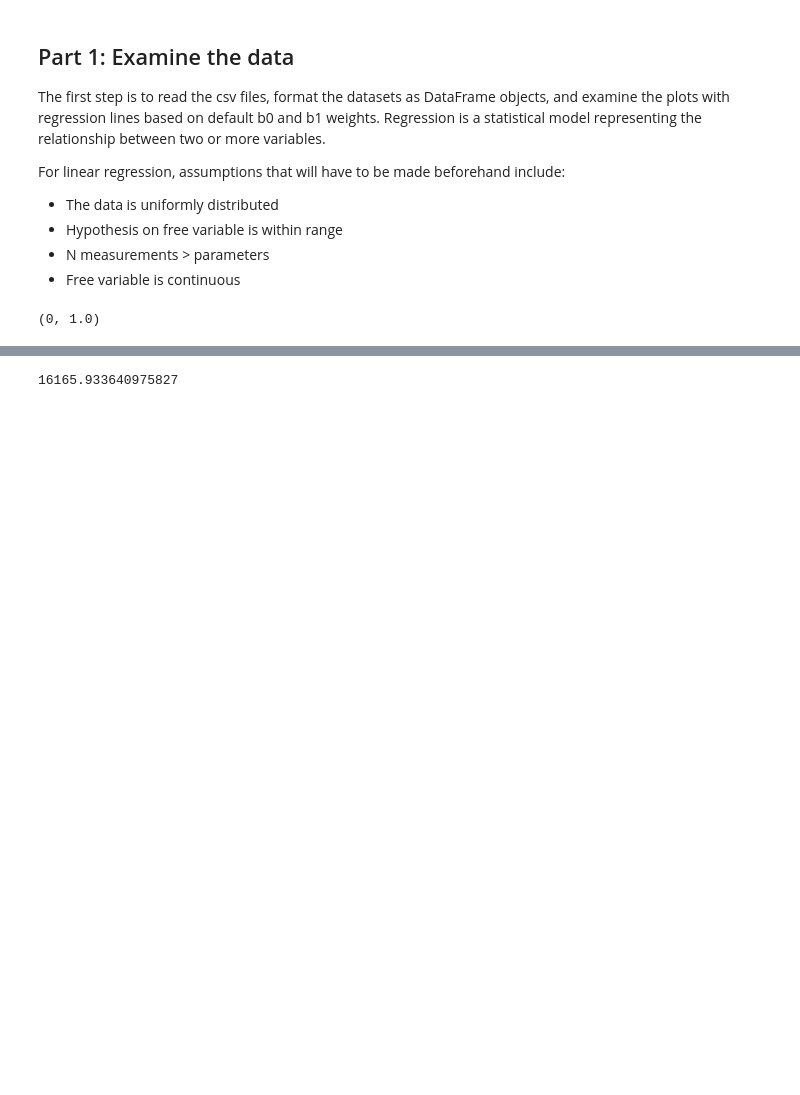
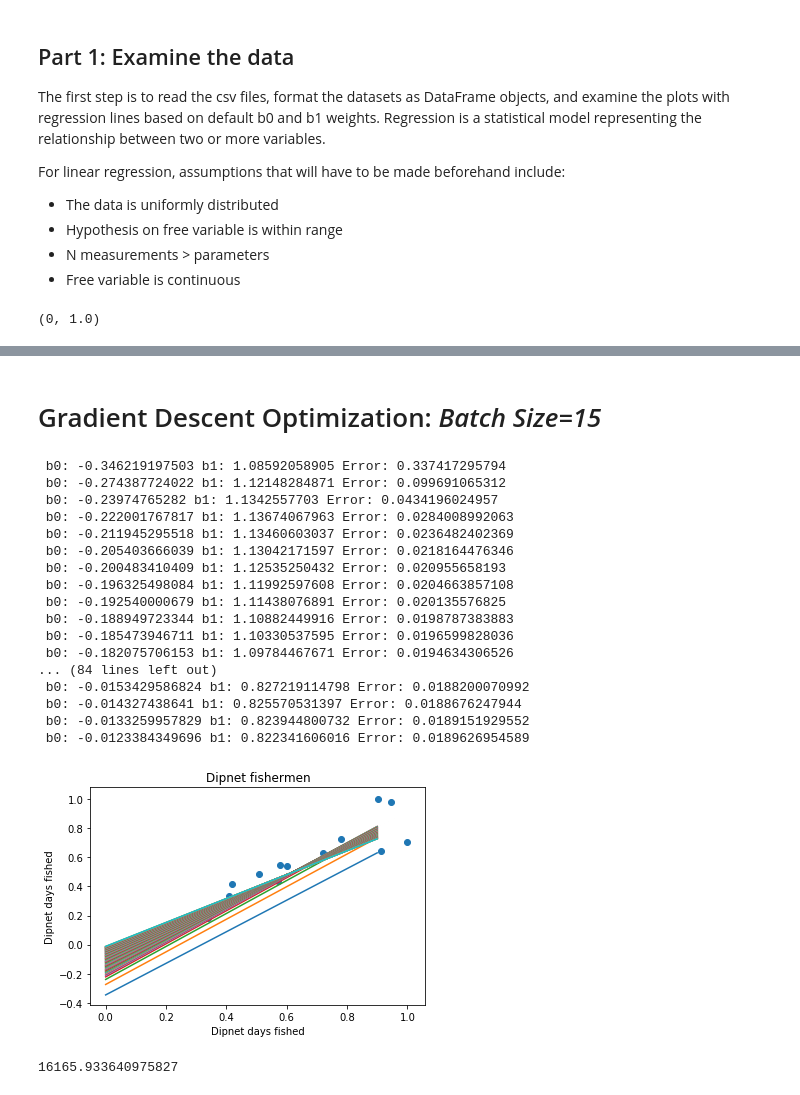
Before and after one commit to NguyenDa18/MachineLearning_HW1, a Jupyter notebook: HW1_pt1_fishery-dip.ipynb, the cells around one changed output, grey strips where cells are left out. Saved outputs shown, nothing was run; the diff lists cells and outputs as text; code cells hidden in the pictures; blank space fills up the shorter version.

```diff
--- a/HW1_pt1_fishery-dip.ipynb
+++ b/HW1_pt1_fishery-dip.ipynb
@@ -184,3 +291,58 @@ plt.show()
+# %% [markdown]
+# Gradient Descent Optimization: *Batch Size=15*
+# %%
+import matplotlib.pyplot as plt
+import random
+
+# init weights
+b1 = 1.0
+b0 = -0.5
+batchSize = 15
+
+learn = 0.4
+
+plt.xlabel('Dipnet days fished')
+plt.ylabel('Dipnet days fished')
+plt.title('Dipnet fishermen')
+plt.scatter(dip_X, dip_Y)
+plt.pause(0.1);
+
+batchSample = takeRandomBatch(len(dip_X), batchSize)
+sample_X = [dip_X[i] for i in sorted(batchSample)]
+sample_Y = [dip_Y[i] for i in sorted(batchSample)]
+
+for i in range(100):
+    ERROR = mse(dip_X, dip_Y, calc_total_Error)
+    b0_temp_error = mse(sample_X, sample_Y, calc_b0_Error)
+    b1_temp_error = mse(sample_X, sample_Y, calc_b1_Error)
+    b0 = adjustWeight(b0, learn, b0_temp_error)
+    b1 = adjustWeight(b1, learn, b1_temp_error)
+    print(" b0: " + str(b0) + " b1: " + str(b1) + " Error: " + str(ERROR))
+    # How to plot the graph
+    X_test = np.arange(0,1,0.1)
+    plt.plot (X_test, b1*X_test + b0)
+    plt.pause(0.1)
+
+plt.show()
+# %% [output]
+ b0: -0.346219197503 b1: 1.08592058905 Error: 0.337417295794
+ b0: -0.274387724022 b1: 1.12148284871 Error: 0.099691065312
+ b0: -0.23974765282 b1: 1.1342557703 Error: 0.0434196024957
+ b0: -0.222001767817 b1: 1.13674067963 Error: 0.0284008992063
+ b0: -0.211945295518 b1: 1.13460603037 Error: 0.0236482402369
+ b0: -0.205403666039 b1: 1.13042171597 Error: 0.0218164476346
+ b0: -0.200483410409 b1: 1.12535250432 Error: 0.020955658193
+ b0: -0.196325498084 b1: 1.11992597608 Error: 0.0204663857108
+ b0: -0.192540000679 b1: 1.11438076891 Error: 0.020135576825
+ b0: -0.188949723344 b1: 1.10882449916 Error: 0.0198787383883
+ b0: -0.185473946711 b1: 1.10330537595 Error: 0.0196599828036
+ b0: -0.182075706153 b1: 1.09784467671 Error: 0.0194634306526
+... (84 lines left out)
+ b0: -0.0153429586824 b1: 0.827219114798 Error: 0.0188200070992
+ b0: -0.014327438641 b1: 0.825570531397 Error: 0.0188676247944
+ b0: -0.0133259957829 b1: 0.823944800732 Error: 0.0189151929552
+ b0: -0.0123384349696 b1: 0.822341606016 Error: 0.0189626954589
+[figure, added]
 # %%
 def calcPrediction(b1, b0):
     return b1*18513+b0
```
Also changed, not shown: parts of 8 cells of this notebook, 4 other files.
